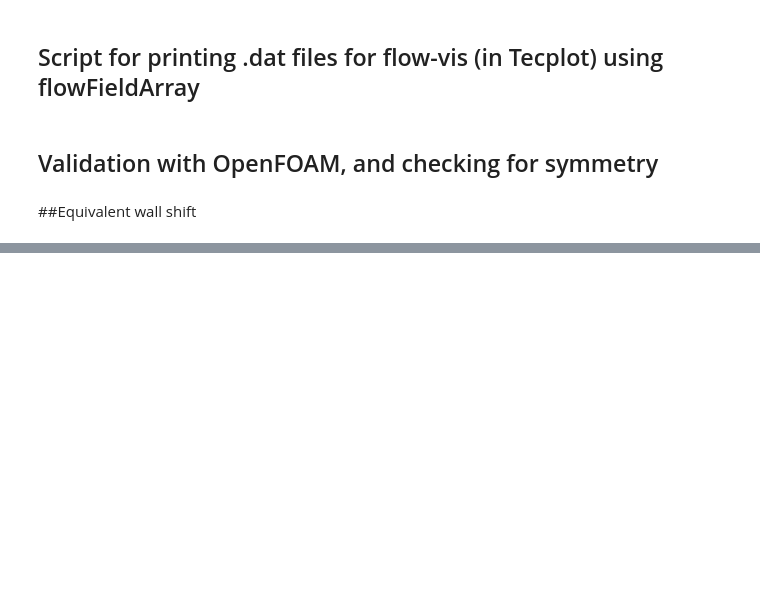
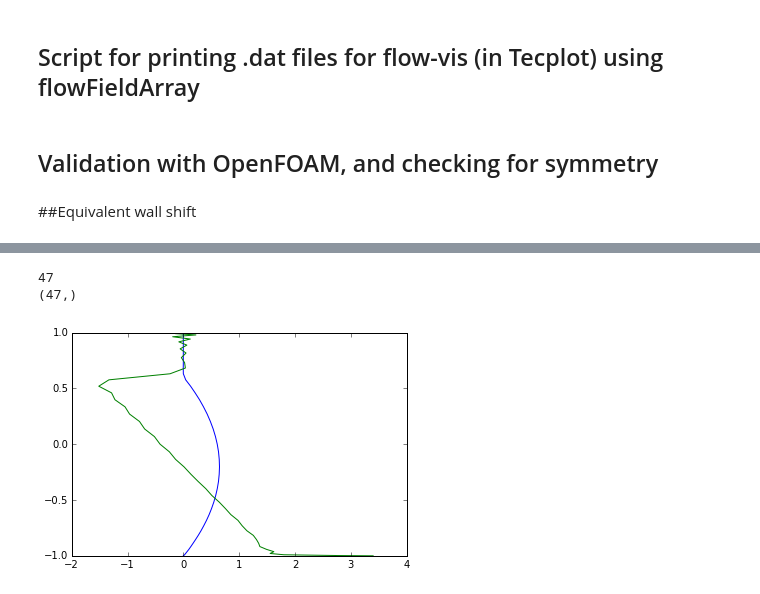
Before and after one commit to saba-vadarevu/Grooved-Channel-Flow, a Jupyter notebook: scripts.ipynb, the cells around one changed output, grey strips where cells are left out. Cells and saved outputs as stored; diff of their text form; code cells hidden in the pictures; blank space fills up the shorter version.

```diff
--- a/scripts.ipynb
+++ b/scripts.ipynb
@@ -304,0 +604,16 @@ plt.show()
+# %%
+uProfile = vF.getScalar().ifft(withBase=True)[0,:]
+print(vF.N)
+print(uProfile.shape)
+from pseudo import chebdif
+import matplotlib.pyplot as plt
+%matplotlib inline
+y,DM = chebdif(vF.N,1)
+D = DM[:,:,0]
+plt.plot(uProfile,y)
+plt.plot(np.dot(D,uProfile),y)
+plt.show()
+# %% [output]
+47
+(47,)
+[figure, added]
```
Also changed, not shown: parts of 39 cells of this notebook, 5 other files.
